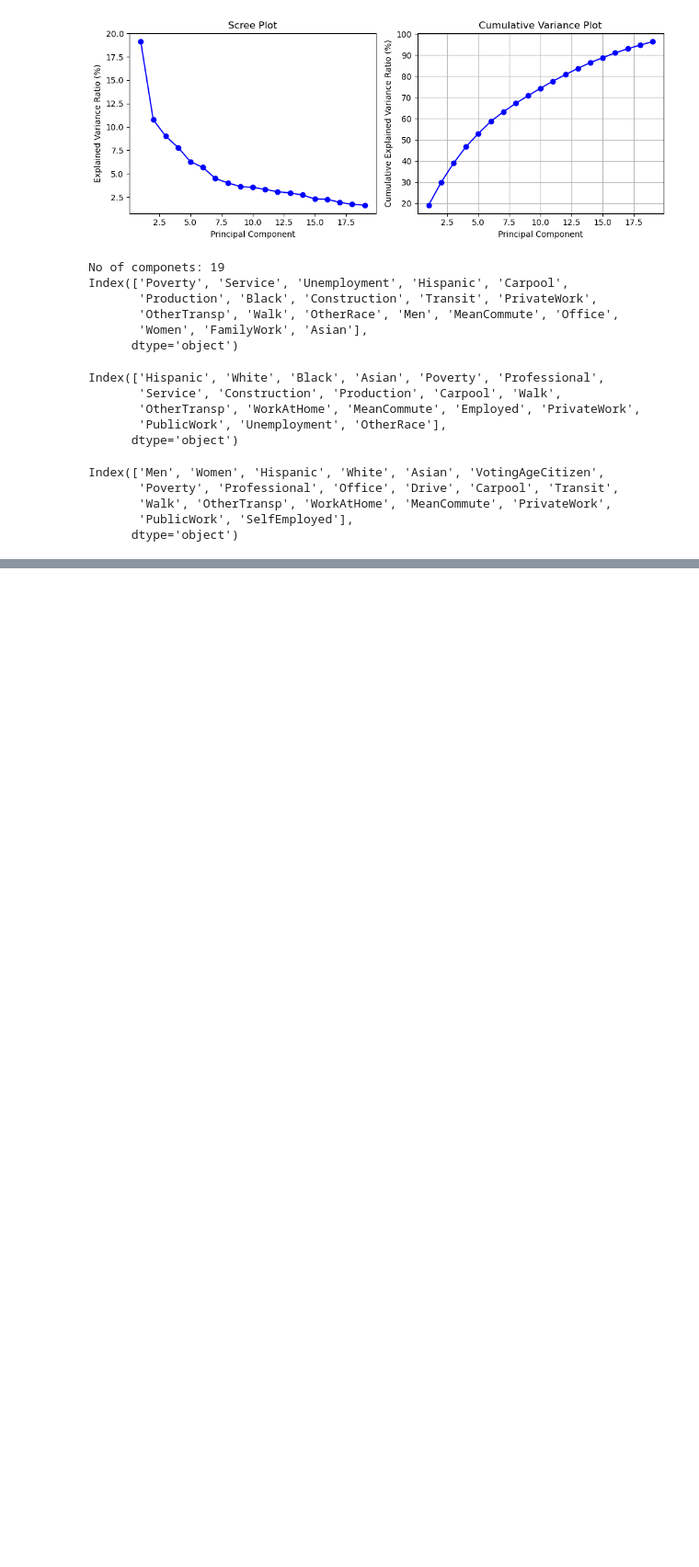
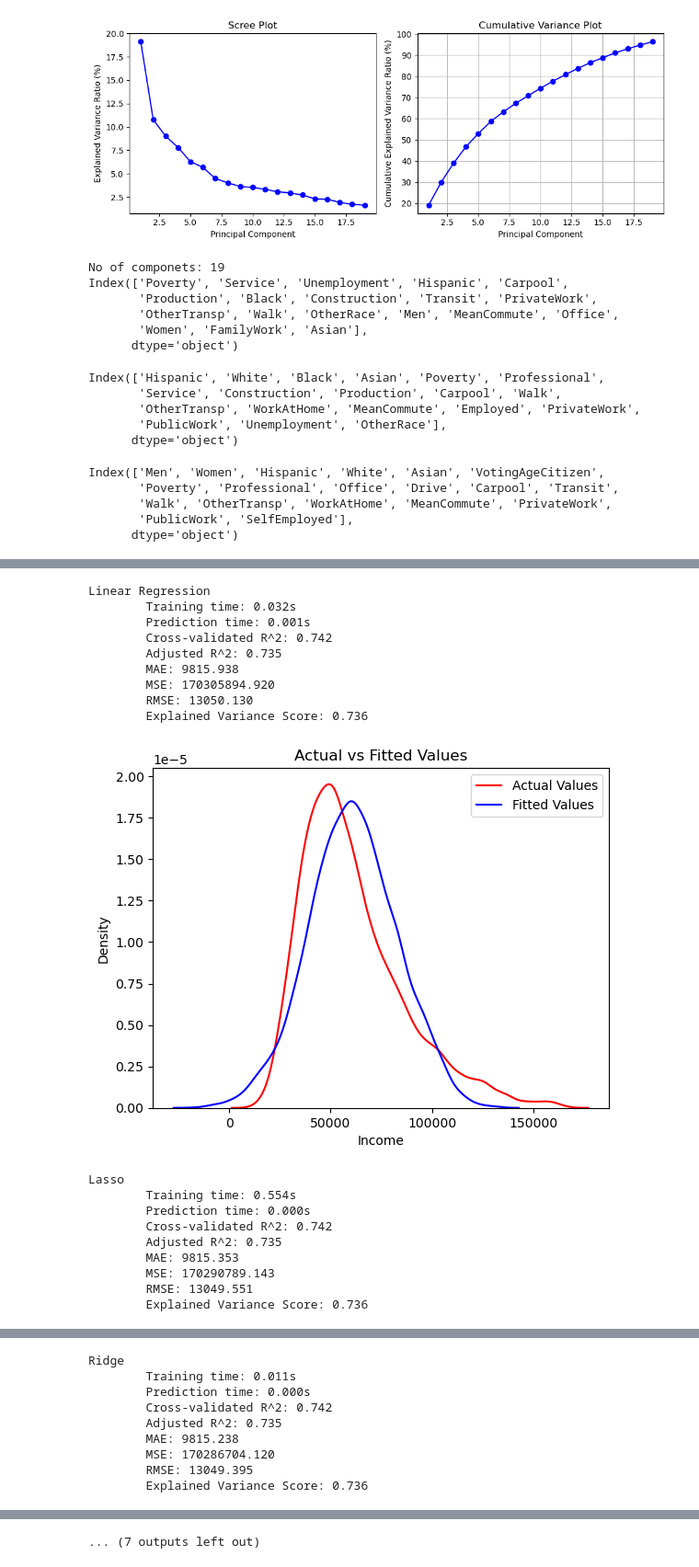
Before and after one commit to MiKueen/US-Census-Analysis, a Jupyter notebook: notebook.ipynb, the cells around one changed output, grey strips where cells are left out. Shown at 92% size. Cells and saved outputs as stored; diff of their text form; code cells hidden in the pictures; blank space fills up the shorter version.

Commit message:
Completed model training and evaluation

```diff
--- a/notebook.ipynb
+++ b/notebook.ipynb
@@ -724,7 +726,7 @@ for technique, X_features in zip(techniques, feature_sets):
         selected_features[technique] = X.columns[:X_features.shape[1]].tolist()
         scoring_metric = 'explained_variance'
     else:
-        selected_indices = np.where(X_features)[1]
+        selected_indices = np.unique(np.where(X_features)[1])
         selected_features[technique] = X.columns[selected_indices].tolist()
         scoring_metric = 'r2'
 
@@ -757,0 +761,6 @@ NotebookApp.rate_limit_window=3.0 (secs)
+# %%
+# Get the selected indices for the best technique
+if best_technique == 'PCA':
+    selected_indices = np.arange(X_pca.shape[1])
+else:
+    selected_indices = np.unique(np.where(feature_sets[techniques.index(best_technique)])[1])
@@ -757,0 +771,5 @@ NotebookApp.rate_limit_window=3.0 (secs)
+# %%
+# Split the data into training and test sets using the selected features
+X_selected = X_preprocessed[:, selected_indices]
+# %%
+X_train, X_test, y_train, y_test = train_test_split(X_selected, y, test_size=0.2, random_state=0)
@@ -757,0 +848,51 @@ NotebookApp.rate_limit_window=3.0 (secs)
+# %%
+%%time
+for model in models:
+    start = time()
+    model["regressor"].fit(X_train, y_train)
+    train_time = time() - start
+    start = time()
+    y_pred = model["regressor"].predict(X_test)
+    predict_time = time()-start
+    score = np.mean(cross_val_score(model["regressor"], X_train, y_train, cv=5, scoring="r2"))
+
+    print(model["name"])
+    print("\tTraining time: %0.3fs" % train_time)
+    print("\tPrediction time: %0.3fs" % predict_time)
+    print("\tCross-validated R^2: %0.3f" % score)
+    print("\tAdjusted R^2: %0.3f" % (1 - (1-r2_score(y_test, y_pred))*(len(y_test)-1)/(len(y_test)-X_test.shape[1]-1)))
+    print("\tMAE: %0.3f" % mean_absolute_error(y_test, y_pred))
+    print("\tMSE: %0.3f" % mean_squared_error(y_test, y_pred))
+    print("\tRMSE: %0.3f" % np.sqrt(mean_squared_error(y_test, y_pred)))
+    print("\tExplained Variance Score: %0.3f" % explained_variance_score(y_test, y_pred))
+    print()
+
+    model["accuracy"] = score
+
+    plt.figure()
+    ax1 = sns.distplot(y_test, hist=False, color="r", label="Actual Values")
+    sns.distplot(y_pred, hist=False, color="b", label="Fitted Values" , ax=ax1)
+    plt.title('Actual vs Fitted Values')
+    plt.xlabel('Income')
+    plt.legend()
+    plt.show()
+# %% [output]
+Linear Regression
+        Training time: 0.032s
+        Prediction time: 0.001s
+        Cross-validated R^2: 0.742
+        Adjusted R^2: 0.735
+        MAE: 9815.938
+        MSE: 170305894.920
+        RMSE: 13050.130
+        Explained Variance Score: 0.736
+[figure, added]
+Lasso
+        Training time: 0.554s
+        Prediction time: 0.000s
+        Cross-validated R^2: 0.742
+        Adjusted R^2: 0.735
+        MAE: 9815.353
+        MSE: 170290789.143
+        RMSE: 13049.551
+        Explained Variance Score: 0.736
@@ -757,0 +900,9 @@ NotebookApp.rate_limit_window=3.0 (secs)
+Ridge
+        Training time: 0.011s
+        Prediction time: 0.000s
+        Cross-validated R^2: 0.742
+        Adjusted R^2: 0.735
+        MAE: 9815.238
+        MSE: 170286704.120
+        RMSE: 13049.395
+        Explained Variance Score: 0.736
@@ -757,0 +940 @@ NotebookApp.rate_limit_window=3.0 (secs)
+... (7 outputs left out)
```
Also changed, not shown: parts of 11 cells of this notebook.
